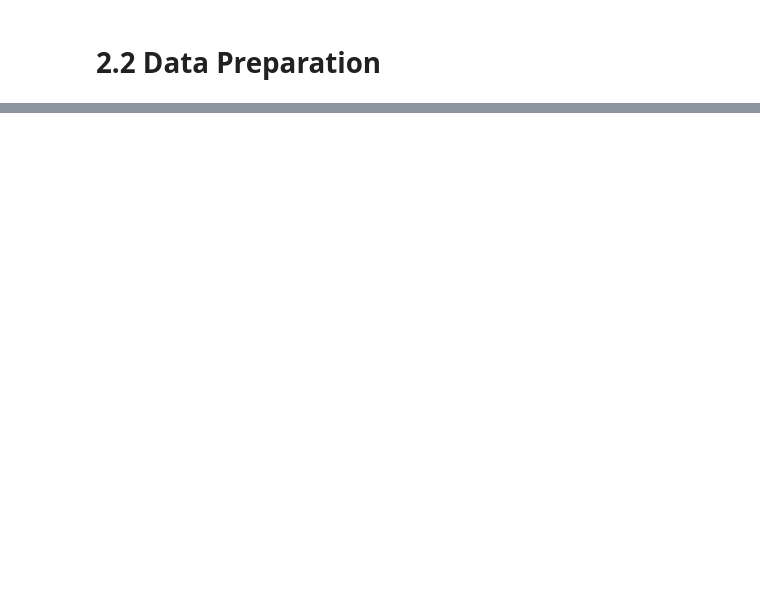
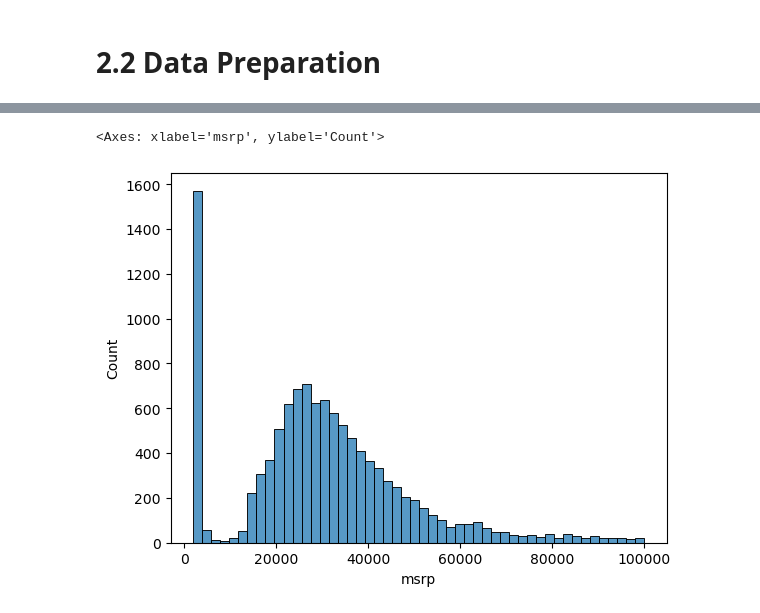
Before and after one commit to jihad-islam/Learning-ML, a Jupyter notebook: ML_ZoomCamp/Module 2/2. carproject_exact.ipynb, the cells around one changed output, grey strips where cells are left out. Drawn from its saved outputs; the diff is of its cells as text; code cells hidden in the pictures; blank space fills up the shorter version.

```diff
--- a/ML_ZoomCamp/Module 2/2. carproject_exact.ipynb
+++ b/ML_ZoomCamp/Module 2/2. carproject_exact.ipynb
@@ -25,0 +63,5 @@ df.head()
+# %%
+sns.histplot(data = df[df.msrp < 100000], x='msrp', bins=50)
+# %% [output]
+<Axes: xlabel='msrp', ylabel='Count'>
+[figure, added]
```
Also changed, not shown: parts of 5 cells of this notebook, 1 other file.
